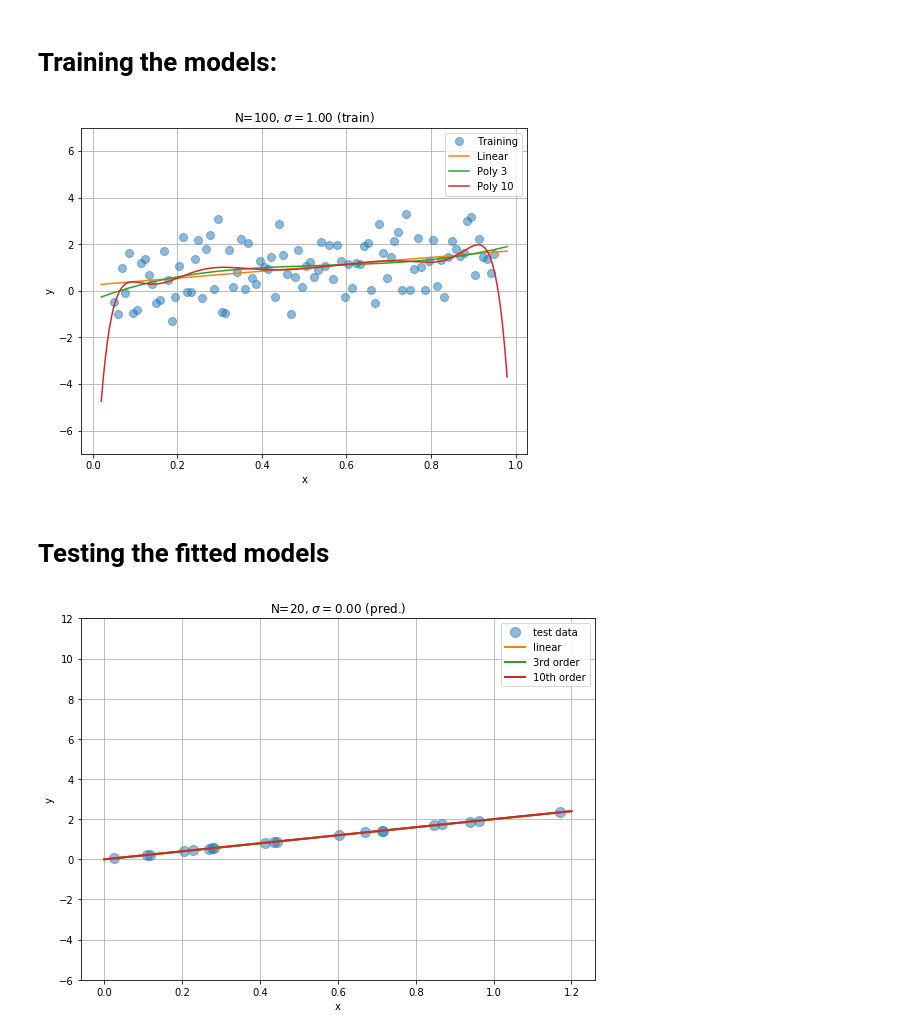
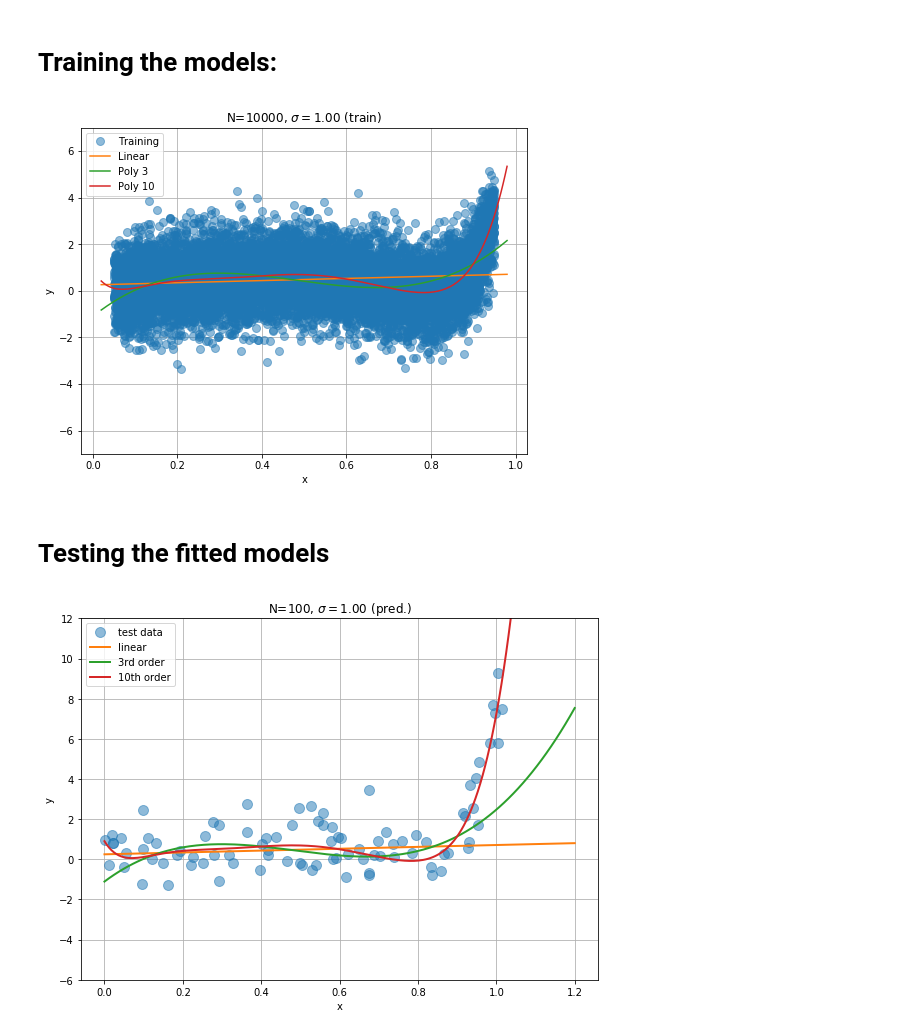
Before and after one commit to pibieta/ML-course, a Jupyter notebook: ML-Physics/notebooks/NB1_CII-ML_is_difficult.ipynb, the cells around one changed output. Saved outputs shown, nothing was run; the diff lists cells and outputs as text; code cells hidden in the pictures.

```diff
--- a/ML-Physics/notebooks/NB1_CII-ML_is_difficult.ipynb
+++ b/ML-Physics/notebooks/NB1_CII-ML_is_difficult.ipynb
@@ -94,7 +94,7 @@ from matplotlib import pyplot as plt, rcParams
 fig = plt.figure(figsize=(8, 6))
 
 # The Training Data
-N_train=100
+N_train=10000
 sigma_train=1;
 
 # Train on integers
@@ -103,10 +103,10 @@ x=np.linspace(0.05,0.95,N_train)
 s = sigma_train*np.random.randn(N_train)
 
 #linear
-y=2*x+s
+# y=2*x+s
 
 # Tenth Order
-#y=2*x-10*x**5+15*x**10+s
+y=2*x-10*x**5+15*x**10+s
 
 p1=plt.plot(x, y, "o", ms=8, alpha=0.5, label='Training')
 
@@ -141,41 +141,41 @@ poly3_plot=plt.plot(xplot, clf3.predict(Xplot), label='Poly 3')
 #Xplot=poly5.fit_transform(xplot[:,np.newaxis])
 #plt.plot(xplot, clf5.predict(Xplot), 'r--',linewidth=1)
 
 poly10 = PolynomialFeatures(degree=10)
 X = poly10.fit_transform(x[:,np.newaxis])
 clf10 = linear_model.LinearRegression()
 clf10.fit(X,y)
 
 Xplot=poly10.fit_transform(xplot[:,np.newaxis])
 poly10_plot=plt.plot(xplot, clf10.predict(Xplot), label='Poly 10')
 
 plt.legend(loc='best')
 plt.ylim([-7,7])
 plt.xlabel("x")
 plt.ylabel("y")
 Title="N=%i, $\sigma=%.2f$"%(N_train,sigma_train)
 plt.title(Title+" (train)")
 
 
 # Linear Filename
 filename_train="train-linear_N=%i_noise=%.2f.pdf"%(N_train, sigma_train)
 
 # Tenth Order Filename
 #filename_train="train-o10_N=%i_noise=%.2f.pdf"%(N_train, sigma_train)
 
 # Saving figure and showing results
 plt.savefig(filename_train)
 plt.grid()
 plt.show()
 # %% [output]
-[figure, old version]
+[figure, new version]
 # %% [markdown]
 # Testing the fitted models
 # %%
 # Generate Test Data
 %matplotlib inline
 # Number of test data
-N_test=20
+N_test=100
 sigma_test=sigma_train
 
 # Generate random grid points (x) in the interval [0, max_x]:
@@ -187,9 +187,9 @@ x_test=max_x*np.random.random(N_test)
 s_test = sigma_test*np.random.randn(N_test)
 
 # Linear
-y_test=2*x_test+s_test
+# y_test=2*x_test+s_test
 # Tenth order
-#y_test=2*x_test-10*x_test**5+15*x_test**10+s_test
+y_test=2*x_test-10*x_test**5+15*x_test**10+s_test
 
 # Make design matrices for prediction
 x_plot=np.linspace(0,max_x, 200)
@@ -226,4 +226,4 @@ plt.savefig(filename_test)
 plt.grid()
 plt.show()
 # %% [output]
-[figure, old version]
+[figure, new version]
```
Also changed, not shown: 8 other files.
